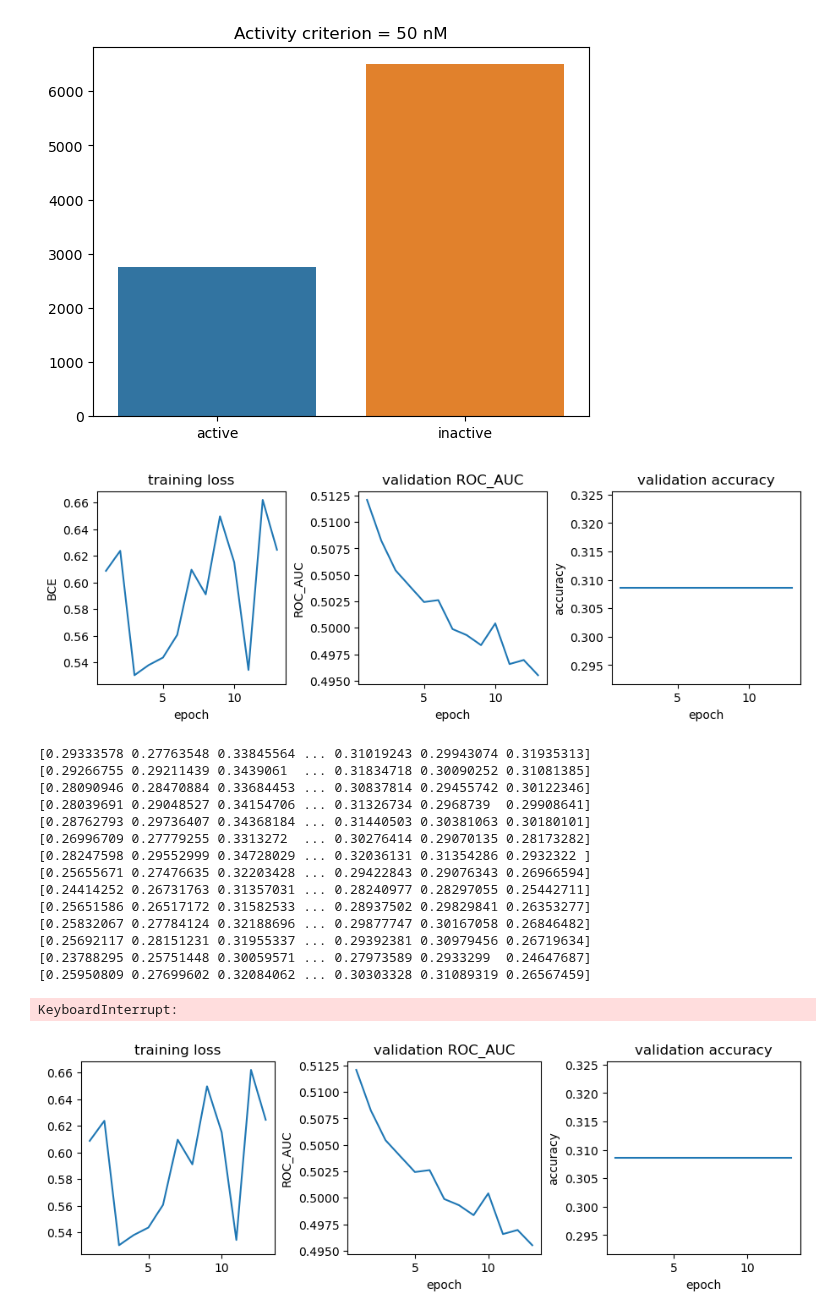
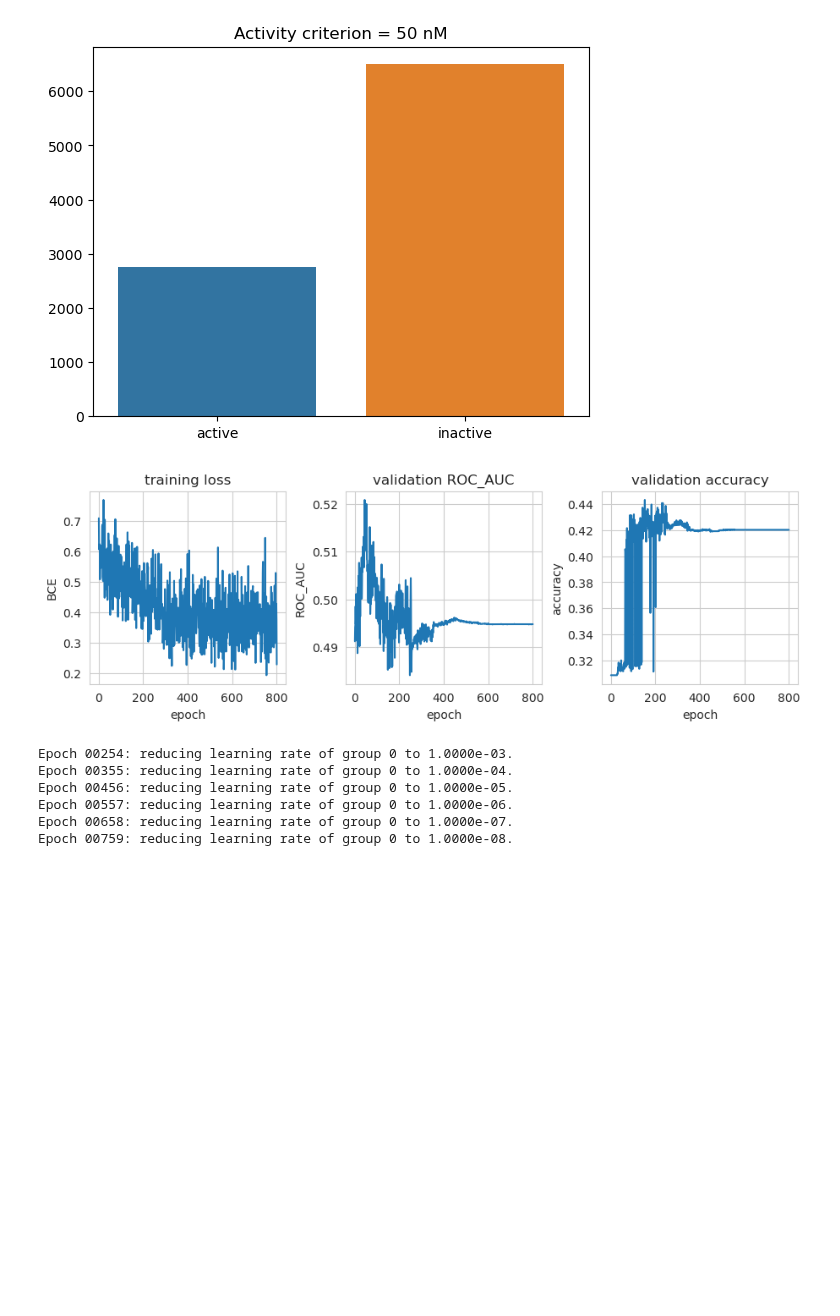
Before and after one commit to asiomchen/mldd23_project1, a Jupyter notebook: VAE/project.ipynb, the cells around one changed output. Saved outputs shown, nothing was run; the diff lists cells and outputs as text; code cells hidden in the pictures; blank space fills up the shorter version.

Commit message:
lr scheduler added to VAE

```diff
--- a/VAE/project.ipynb
+++ b/VAE/project.ipynb
@@ -130,14 +130,19 @@ class VAELoss(nn.Module):
         return BCE + KLD
 # %%
 # train
+import matplotlib.pyplot as plt
+from IPython.display import clear_output
 
-def train_VAE(train_dataloader, fp_len, epochs=40, device=device, latent_size=8):
-    model = VAE(fp_len, latent_size)
+def train_VAE(train_dataloader, fp_len, epochs=40, device=device, latent_size=8, plot_loss=False):
+    model = VAE(input_size=fp_len, latent_size=latent_size)
     criterion = VAELoss()
     if device == 'cuda':
         model.cuda()
     optimizer = torch.optim.Adam(model.parameters(), lr=0.00001)
-
+    losses = []
+    if plot_loss:
+        fig, ax = plt.subplots()
+        dh = display(fig, display_id=True)
     for epoch in tqdm(range(1, epochs+1)):
         for (fp, _) in train_dataloader:
             if device == 'cuda':
@@ -147,6 +152,15 @@ def train_VAE(train_dataloader, fp_len, epochs=40, device=device, latent_size=8)
             optimizer.zero_grad()
             loss.backward()
             optimizer.step()
-    return model
+        losses.append(loss.item())
+        if plot_loss:
+            ax.clear()
+            ax.plot(losses)
+            ax.set_title(f'Epoch {epoch}, Loss: {loss.item():.2f}')
+            ax.set_xlabel('Epoch')
+            ax.set_ylabel('Loss')
+            dh.update(fig)
+
+    return model, losses
 # %%
-model = train_VAE(train_dataloader, fp_len=fp_train.size(dim=1))
+model, loss = train_VAE(train_dataloader, fp_len=fp_train.size(dim=1), plot_loss=True)
@@ -224,7 +242,7 @@ class Predictor(nn.Module):
         return torch.sigmoid(self.fc5(x))
 # %%
 from sklearn.metrics import roc_auc_score, accuracy_score
-
+from torch.optim.lr_scheduler import ReduceLROnPlateau
 # define train function
 
 def train_predictor(X_train, y_train, X_valid, y_valid, epochs=300, device=device):
@@ -255,8 +273,9 @@ def train_predictor(X_train, y_train, X_valid, y_valid, epochs=300, device=devic
 
     optimizer = torch.optim.Adam(model.parameters(), lr=0.01)
     criterion = nn.BCELoss()
+    scheduler = ReduceLROnPlateau(optimizer, 'min', patience=100, verbose=True)
 
-    for epoch in range(1, epochs + 1):
+    for epoch in tqdm(range(1, epochs+1)):
 
         model.train()
         for X, y in train_dataloader:
@@ -281,6 +300,7 @@ def train_predictor(X_train, y_train, X_valid, y_valid, epochs=300, device=devic
         accuracy = accuracy_score(y_valid, preds)
         new_row = {'epoch':epoch, 'loss':loss.item(), 'ROC_AUC':ROC_AUC, 'accuracy':accuracy}
         df_metrics.loc[len(df_metrics)] = new_row
+        val_loss = criterion(torch.from_numpy(preds).float(), y_valid.float())
         ax[0].clear()
         ax[0].plot(df_metrics.epoch, df_metrics.loss)
         ax[0].set_title('training loss')
@@ -297,30 +317,21 @@ def train_predictor(X_train, y_train, X_valid, y_valid, epochs=300, device=devic
         ax[2].set_xlabel('epoch')
         ax[2].set_ylabel('accuracy')
         dh.update(fig)
+        scheduler.step(val_loss)
     plt.close()
     return model
 # %%
 # train predictor nn
 
-predictor = train_predictor(X_train, y_train, X_test, y_test)
+predictor = train_predictor(X_train, y_train, X_test, y_test, epochs=800, device=device)
 # %% [output]
-[figure, old version]
+[figure, new version]
-[0.29333578 0.27763548 0.33845564 ... 0.31019243 0.29943074 0.31935313]
-[0.29266755 0.29211439 0.3439061  ... 0.31834718 0.30090252 0.31081385]
-[0.28090946 0.28470884 0.33684453 ... 0.30837814 0.29455742 0.30122346]
-[0.28039691 0.29048527 0.34154706 ... 0.31326734 0.2968739  0.29908641]
-[0.28762793 0.29736407 0.34368184 ... 0.31440503 0.30381063 0.30180101]
-[0.26996709 0.27779255 0.3313272  ... 0.30276414 0.29070135 0.28173282]
-[0.28247598 0.29552999 0.34728029 ... 0.32036131 0.31354286 0.2932322 ]
-[0.25655671 0.27476635 0.32203428 ... 0.29422843 0.29076343 0.26966594]
-[0.24414252 0.26731763 0.31357031 ... 0.28240977 0.28297055 0.25442711]
-[0.25651586 0.26517172 0.31582533 ... 0.28937502 0.29829841 0.26353277]
-[0.25832067 0.27784124 0.32188696 ... 0.29877747 0.30167058 0.26846482]
-[0.25692117 0.28151231 0.31955337 ... 0.29392381 0.30979456 0.26719634]
-[0.23788295 0.25751448 0.30059571 ... 0.27973589 0.2933299  0.24647687]
-[0.25950809 0.27699602 0.32084062 ... 0.30303328 0.31089319 0.26567459]
+Epoch 00254: reducing learning rate of group 0 to 1.0000e-03.
+Epoch 00355: reducing learning rate of group 0 to 1.0000e-04.
+Epoch 00456: reducing learning rate of group 0 to 1.0000e-05.
+Epoch 00557: reducing learning rate of group 0 to 1.0000e-06.
+Epoch 00658: reducing learning rate of group 0 to 1.0000e-07.
+Epoch 00759: reducing learning rate of group 0 to 1.0000e-08.
-KeyboardInterrupt:
-[figure, removed]
 # %%
 # plot latent space
 
```
Also changed, not shown: parts of 8 cells of this notebook.
